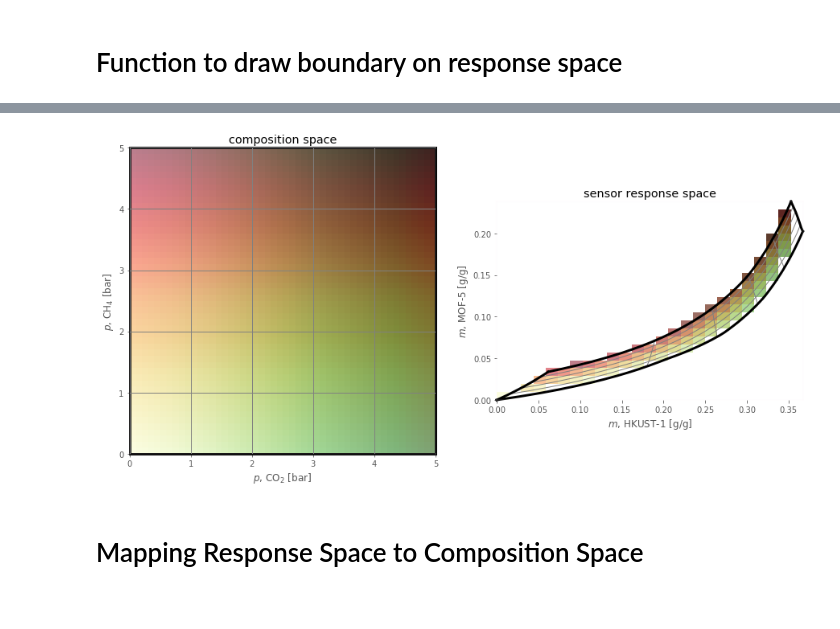
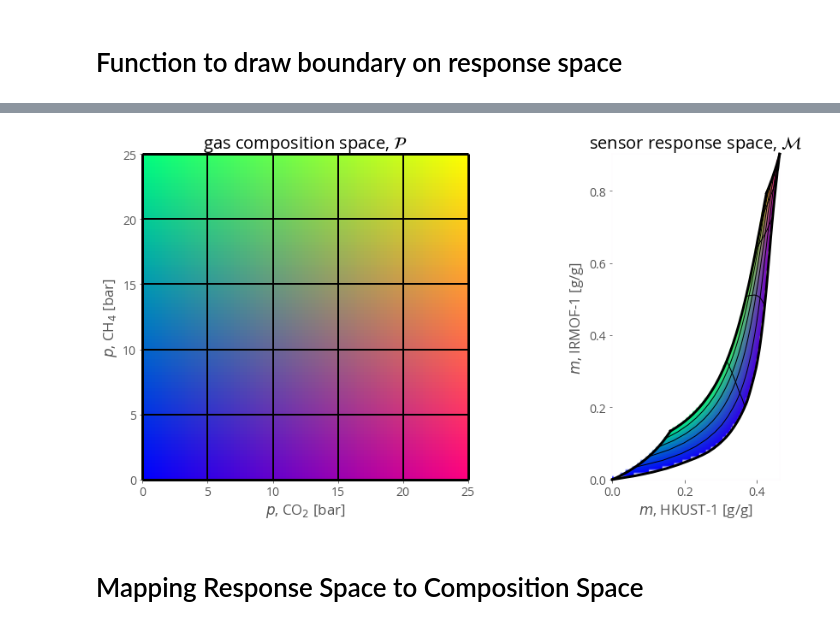
Before and after one commit to SimonEnsemble/nonlinear_sensing, a Jupyter notebook: viz mapping.ipynb, the cells around one changed output, grey strips where cells are left out. Saved outputs shown, nothing was run; the diff lists cells and outputs as text; code cells hidden in the pictures.

```diff
--- a/viz mapping.ipynb
+++ b/viz mapping.ipynb
@@ -152,7 +164,7 @@ forward function `f` is robust.
 inverse function `g` is not... i.e. will not converge if the starting guess is not very close to the true solution.
 so let's use nearest neighbors to get a good guess for the inverse function.
 # %%
-ps = np.linspace(0, 10.0, 50)
+ps = np.linspace(0.0, 35.0, 100)
 knn = neighbors.KNeighborsRegressor(1)
 P = []
 M = []
@@ -165,5 +177,3 @@ knn_model = knn.fit(M, P) # the inverse problem
 
 def g_knn(m):
     return knn_model.predict([m])[0]
-
-g_knn(m)
@@ -194,0 +180,3 @@ array([5.10204082, 3.46938776])
+# %%
+def distance_to_nearest_neighbor(m):
+    return knn_model.kneighbors([m])[0][0][0]
@@ -262,18 +214,12 @@ def κ_of_p(p, mof1, mof2, gas):
 # %% [markdown]
 # Bivariate Color Map
 # %%
-def colorFromBivariateData(x,y,cmap1 = plt.cm.Greens, cmap2 = plt.cm.YlOrRd):
+def colorFromBivariateData(x, y):
     if np.any(x > 1) or np.any(y > 1):
         raise Exception("Numbers must be between 0 and 1.")
     if np.any(np.isnan(x)) or np.any(np.isnan(y)):
         return np.array([1, 1, 1, 1])
-    x_color = cmap1(x)
-    y_color = cmap2(y)
-
-    # Color for each point
-    xy_color = np.sum([x_color, y_color], axis=0)/2.0
-
-    return xy_color
+    return (x, y, 1-(x+y)/2, 1.0)
 # %%
 # Example of colorFromBivariateData function
 x = np.linspace(0, 1)
@@ -304,3 +235,5 @@ def draw_horizontal_line(y, x_min, x_max, plt_num):
+# %%
+grid_line_color = "k"
 # %% [markdown]
 # Functions to determine valid ranges of m1, m2
 # %%
@@ -402,58 +344,66 @@ p_max = 5.0
 # %%
-# color is according to [pa, pb]
+p_max = 25.0
+
 fig, ax = plt.subplots(1, 2, figsize=(15, 7))
+
+# turn off grid.
 for k in range(2):
     ax[k].grid(False)
+
 ###
-#   composition space
+#   composition space. color is uniform here.
 ###
-ax[0].set_title("composition space")
+ax[0].set_title("gas composition space, $\mathcal{P}$")
 ax[0].set_xlabel("$p$, " + gas_to_label[gases[0]] + " [bar]")
 ax[0].set_ylabel("$p$, " + gas_to_label[gases[1]] + " [bar]")
 
-# color the plane
-pa = np.linspace(0, p_max)
-pb = np.linspace(0, p_max)
-z_composition = [[colorFromBivariateData(pa[i] / p_max, pb[j] / p_max) for i in range(np.size(pa))] for j in range(np.size(pb))]
-extent_composition = (0, p_max, 0, p_max)
-ax[0].imshow(z_composition, extent=extent_composition, origin='lower')
+p = np.linspace(0, p_max, 100)
+z = [[colorFromBivariateData(p_x / p_max, p_y / p_max) for p_x in p] for p_y in p]
+ax[0].imshow(z, extent=(0, p_max, 0, p_max), origin='lower')
 ax[0].set_aspect('equal', 'box')
 draw_box(p_max, 0)
 
 ###
 #   sensor response space
 ###
-ax[1].set_aspect('equal', 'box')
-ax[1].set_title("sensor response space")
+ax[1].set_title("sensor response space, $\mathcal{M}$")
 ax[1].set_xlabel("$m$, " + mofs[0] + " [g/g]")
 ax[1].set_ylabel("$m$, " + mofs[1] + " [g/g]")
 
-m_max = np.zeros(2)
-m_max[0] = f(np.array([p_max, 0.0]))[0]
-m_max[1] = f(np.array([p_max, p_max]))[1]
+# see how big we need to go in m.
+#    look at corners
+m_corners = [f(np.array([p_max, 0.0])), f(np.array([p_max, p_max])), f(np.array([0.0, p_max]))]
+m0_max = np.max([m_corner[0] for m_corner in m_corners])
+m1_max = np.max([m_corner[1] for m_corner in m_corners])
 
-num_grid_pts = 25
-m0_grid = np.linspace(0, m_max[0], num_grid_pts)
-m1_grid = np.linspace(0, m_max[1], num_grid_pts)
+num_grid_pts = 100
+m0_grid = np.linspace(0, m0_max, num_grid_pts)
+m1_grid = np.linspace(0, m1_max, num_grid_pts)
 
-z_response = [[colorFromBivariateData(np.nan, np.nan) for i in range(num_grid_pts)] for j in range(num_grid_pts)]
+z = [[colorFromBivariateData(np.nan, np.nan) for i in range(num_grid_pts)] for j in range(num_grid_pts)]
 
+da_real_thing = True
+if ~ da_real_thing:
+    print("doing kNN inverse, not the real inverse!")
 for i in range(num_grid_pts):
     for j in range(num_grid_pts):
         m = np.array([m0_grid[i], m1_grid[j]])
         # use k-NN approx to the inverse to rule out points safely far from boundary
-        p = g_knn(m)
-        if np.any(p > 1.2 * p_max):
+        if distance_to_nearest_neighbor(m) > 0.05:
             continue
+#         if np.any(p > 1.5 * p_max) or np.any(p < 0.0):
+#             continue
         # now do the real inverse
-        p = g(m)
+        if da_real_thing:
+            p = g(m)
+        else:
+            p = g_knn(m)
         if np.any(np.isnan(p)):
             continue
         if np.all(p < p_max):
-            z_response[j][i] = colorFromBivariateData(p[0] / p_max, p[1] / p_max)
+            z[j][i] = colorFromBivariateData(p[0] / p_max, p[1] / p_max)
 
-extent_response = (0, m_max[0], 0, m_max[1])
-ax[1].imshow(z_response, extent=extent_response,  origin='lower')
+ax[1].imshow(z, extent=(0, m0_max, 0, m1_max),  origin='lower')
 ax[1].set_aspect('equal', 'box')
 
 ###
@@ -462,37 +412,36 @@ ax[1].set_aspect('equal', 'box')
 nb_lines = 6
 nb_pts = 50
 ps = np.linspace(0, p_max, nb_lines)
+p_fine = np.linspace(0, p_max, nb_pts)
 for i in range(len(ps)):
     ###
     #   x = constant (vertical) grid lines
     ###
     p_a = ps[i] # p_a is constant here.
-    draw_vert_line(p_a, 0, p_max, 0)
+    ax[0].vlines(p_a, 0, p_max, color=grid_line_color)
 
     # plot the image of the line in sensor response space
-    p_b = np.linspace(0.0, p_max, nb_pts)
-
-    # loop through points on the line
+    #     loop through points on the line
     m0 = np.zeros(nb_pts)
     m1 = np.zeros(nb_pts)
-    for j in range(nb_pts):
-        p = np.array([p_a, p_b[j]])
+    for j, p_b in enumerate(p_fine):
+        p = np.array([p_a, p_b])
         m0[j], m1[j] = f(p)
-    ax[1].plot(m0, m1, color="gray", lw=1)
+    ax[1].plot(m0, m1, color=grid_line_color, lw=1)
 
     ###
     #   y = constant (horizontal) grid lines
     ###
     p_b = ps[i] # p_b is constant here.
-    draw_horizontal_line(p_b, 0, p_max, 0)
+    ax[0].hlines(p_b, 0, p_max, color=grid_line_color)
 
     # plot the image of the line in sensor response space
-    p_a = np.linspace(0.0, p_max, nb_pts)
     # loop through points on the line
-    for j in range(nb_pts):
-        p = np.array([p_a[j], p_b])
+    for j, p_a in enumerate(p_fine):
+        p = np.array([p_a, p_b])
         m0[j], m1[j] = f(p)
-    ax[1].plot(m0, m1, color="gray", lw=1)
+    ax[1].plot(m0, m1, color=grid_line_color, lw=1)
 
 draw_mspace_boundaries(p_max, 1)
+plt.savefig("p_to_m_2d.pdf", format="pdf")
 # %% [output]
@@ -499,3 +449,3 @@ draw_mspace_boundaries(p_max, 1)
-[figure, old version]
+[figure, new version]
 # %% [markdown]
 # Mapping Response Space to Composition Space
```
Also changed, not shown: parts of 38 cells of this notebook.
